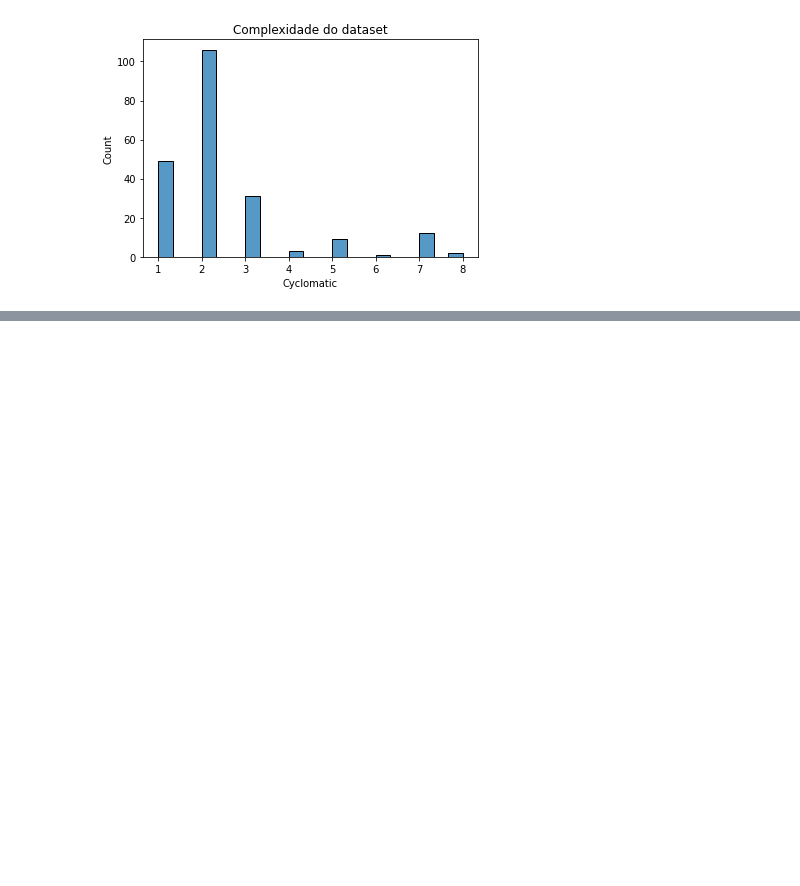
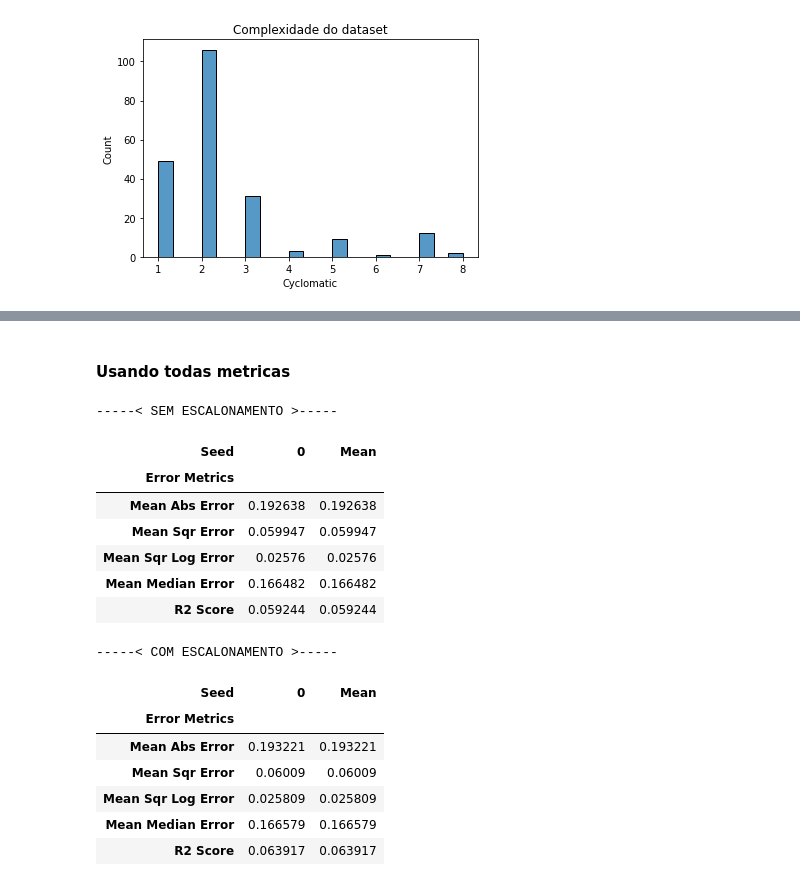
Before and after one commit to keslleylima/PPC-Prediction, a Jupyter notebook: ml-ppc.ipynb, the cells around one changed output, grey strips where cells are left out. Drawn from its saved outputs; the diff is of its cells as text; code cells hidden in the pictures; blank space fills up the shorter version.

```diff
--- a/ml-ppc.ipynb
+++ b/ml-ppc.ipynb
@@ -2637,0 +2709,21 @@ dataset_original[dataset_original['Cyclomatic'] == 1].shape[0]
+# %% [markdown]
+#### Usando todas metricas
+# %%
+evaluate_random_forest(previsores_sem_ec)
+# %% [output]
+-----< SEM ESCALONAMENTO >-----
+| Seed | 0 | Mean |
+| Error Metrics |  |  |
+| Mean Abs Error | 0.192638 | 0.192638 |
+| Mean Sqr Error | 0.059947 | 0.059947 |
+| Mean Sqr Log Error | 0.02576 | 0.02576 |
+| Mean Median Error | 0.166482 | 0.166482 |
+| R2 Score | 0.059244 | 0.059244 |
+-----< COM ESCALONAMENTO >-----
+| Seed | 0 | Mean |
+| Error Metrics |  |  |
+| Mean Abs Error | 0.193221 | 0.193221 |
+| Mean Sqr Error | 0.06009 | 0.06009 |
+| Mean Sqr Log Error | 0.025809 | 0.025809 |
+| Mean Median Error | 0.166579 | 0.166579 |
+| R2 Score | 0.063917 | 0.063917 |
```
Also changed, not shown: parts of 17 cells of this notebook.
